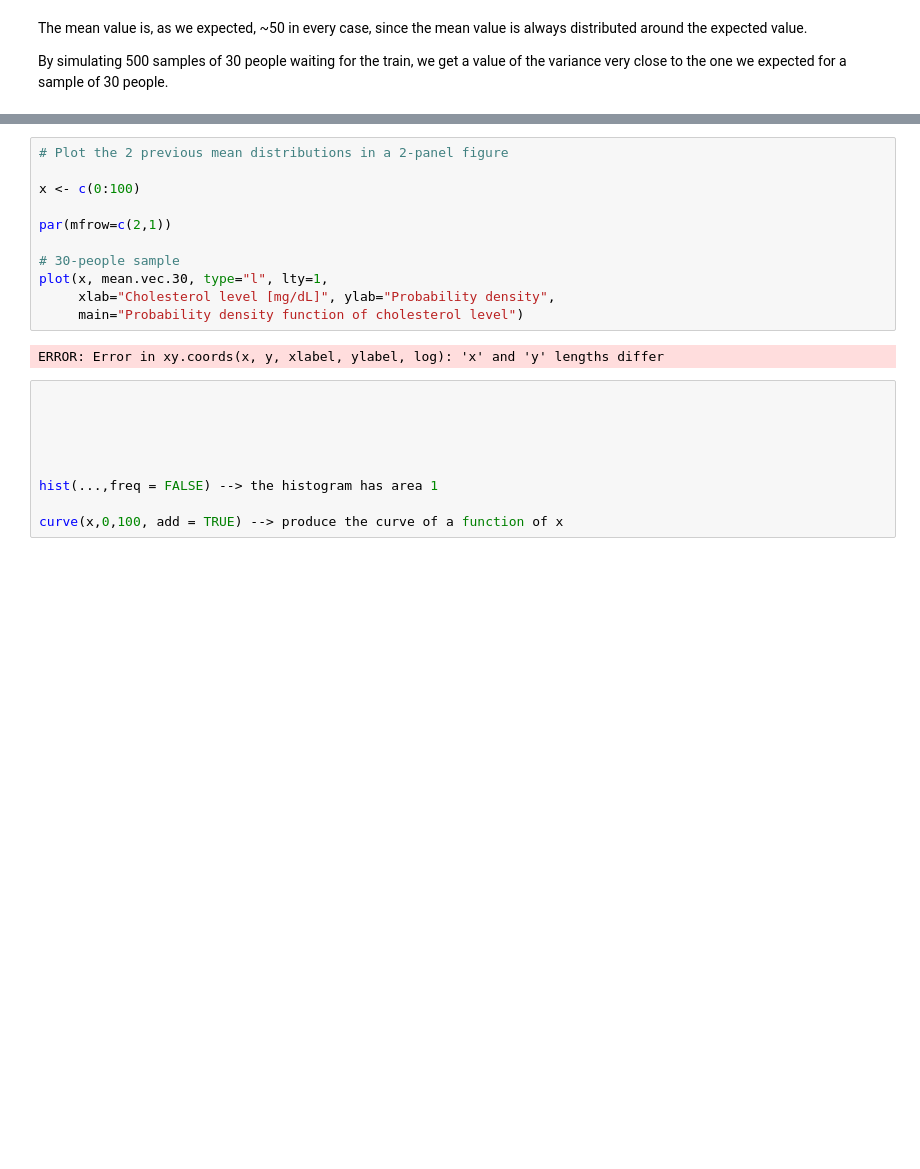
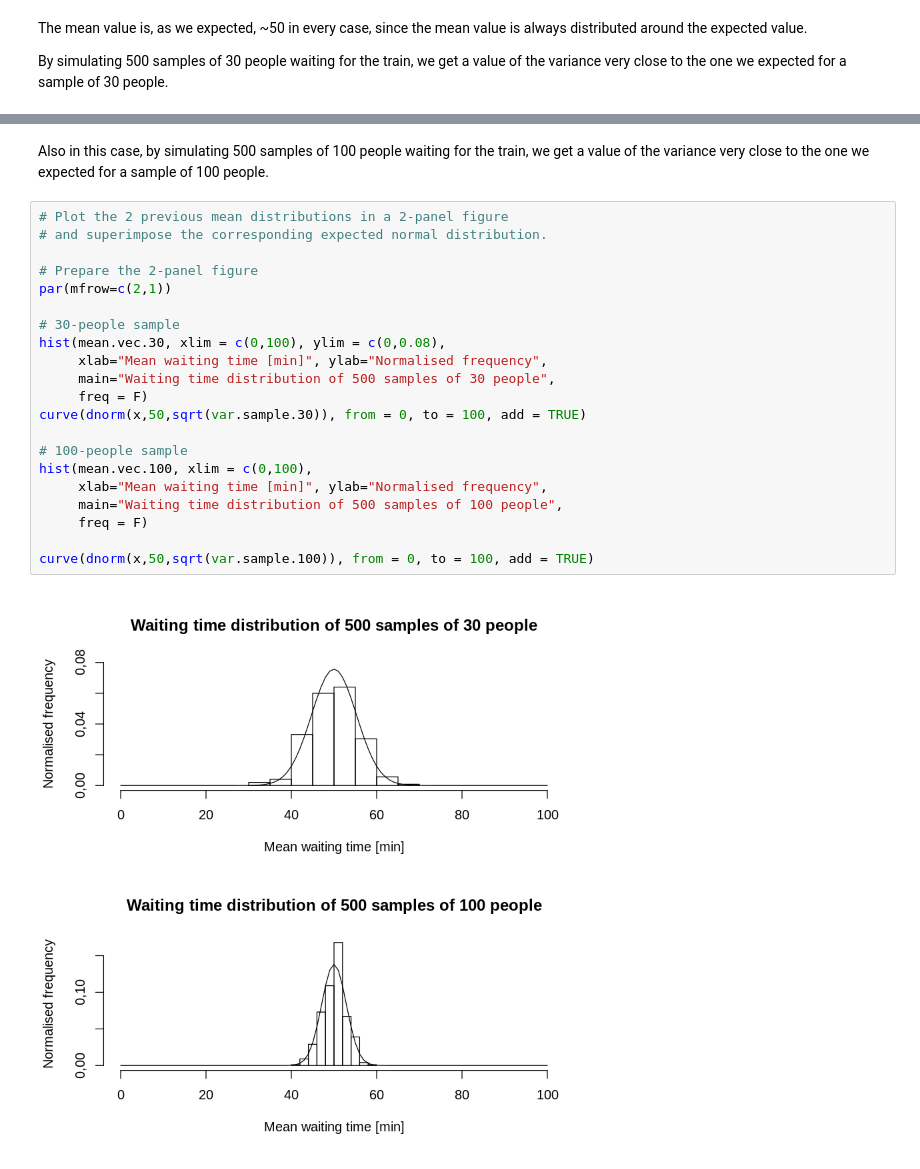
Before and after one commit to NTrevisani/DataScienceMaster, a Jupyter notebook: Estadistica/Practica3/Practica3.ipynb, the cells around one changed output, grey strips where cells are left out. Saved outputs shown, nothing was run; the diff lists cells and outputs as text; blank space fills up the shorter version.

```diff
--- a/Estadistica/Practica3/Practica3.ipynb
+++ b/Estadistica/Practica3/Practica3.ipynb
@@ -99,22 +114,25 @@ print(paste("The variance extracted from 500 samples of 30 people is:", format(r
-# %%
-# Plot the 2 previous mean distributions in a 2-panel figure
-
-x <- c(0:100)
-
-par(mfrow=c(2,1))
-
-# 30-people sample
-plot(x, mean.vec.30, type="l", lty=1,
-     xlab="Cholesterol level [mg/dL]", ylab="Probability density",
-     main="Probability density function of cholesterol level")
-# %% [output]
-ERROR: Error in xy.coords(x, y, xlabel, ylabel, log): 'x' and 'y' lengths differ
-# %%
-
-
-
-
-
-hist(...,freq = FALSE) --> the histogram has area 1
-
-curve(x,0,100, add = TRUE) --> produce the curve of a function of x
+# %% [markdown]
+Also in this case, by simulating 500 samples of 100 people waiting for the train, we get a value of the variance very close to the one we expected for a sample of 100 people.
+# %%
+# Plot the 2 previous mean distributions in a 2-panel figure
+# and superimpose the corresponding expected normal distribution.
+
+# Prepare the 2-panel figure
+par(mfrow=c(2,1))
+
+# 30-people sample
+hist(mean.vec.30, xlim = c(0,100), ylim = c(0,0.08),
+     xlab="Mean waiting time [min]", ylab="Normalised frequency",
+     main="Waiting time distribution of 500 samples of 30 people",
+     freq = F)
+curve(dnorm(x,50,sqrt(var.sample.30)), from = 0, to = 100, add = TRUE)
+
+# 100-people sample
+hist(mean.vec.100, xlim = c(0,100),
+     xlab="Mean waiting time [min]", ylab="Normalised frequency",
+     main="Waiting time distribution of 500 samples of 100 people",
+     freq = F)
+
+curve(dnorm(x,50,sqrt(var.sample.100)), from = 0, to = 100, add = TRUE)
+# %% [output]
+[figure, added]
```
Also changed, not shown: parts of 7 cells of this notebook.
